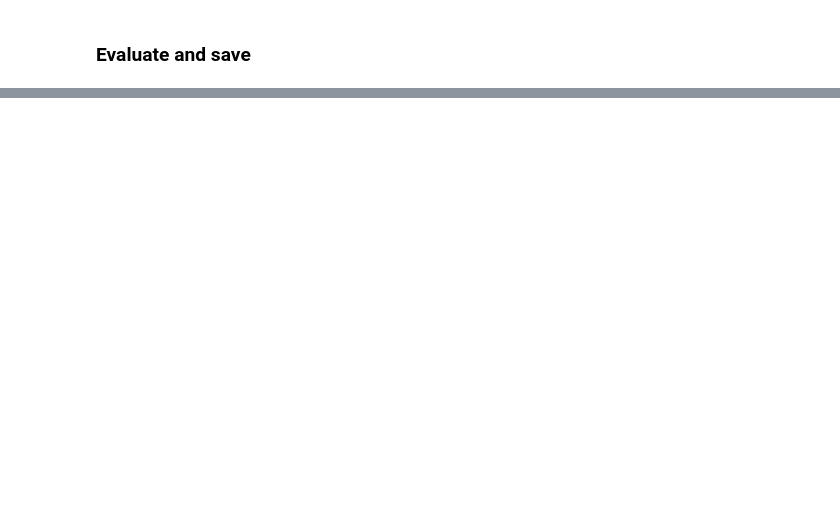
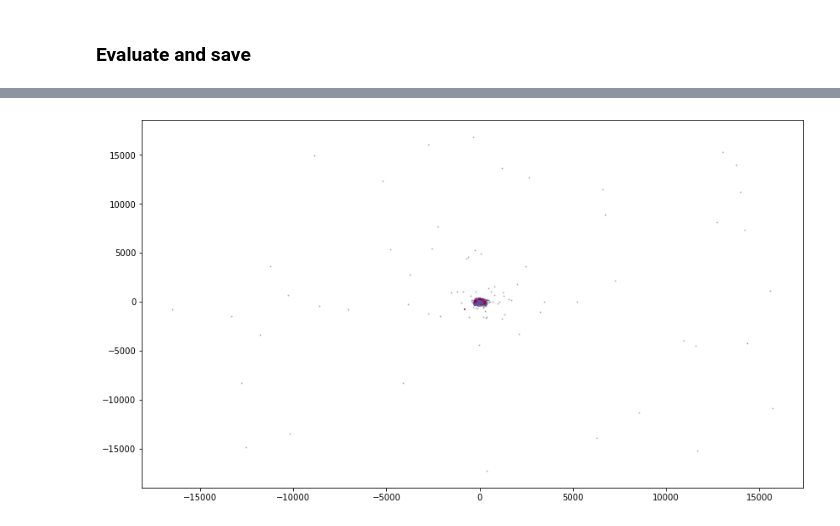
Before and after one commit to kmaksatk/Twitter_Stocks_Correlation, a Jupyter notebook: clustering_analysis.ipynb, the cells around one changed output, grey strips where cells are left out. Drawn from its saved outputs; the diff is of its cells as text; code cells hidden in the pictures; blank space fills up the shorter version.

```diff
--- a/clustering_analysis.ipynb
+++ b/clustering_analysis.ipynb
@@ -543,3 +580,7 @@ clustering.top_ten_words(tweets_without_sw, best_clusters_tfidf.labels_.get())
+# %%
+clustering.plot_clusters(embeddings_tfidf, best_clusters_tfidf, n_neighbors=50, min_dist=1.0)
+# %% [output]
+[figure, added]
 # %%
 #Word2vec
 clustering.top_ten_words(tweets_without_sw, best_clusters_wordvec.labels_.get())
```
Also changed, not shown: parts of 37 cells of this notebook.
